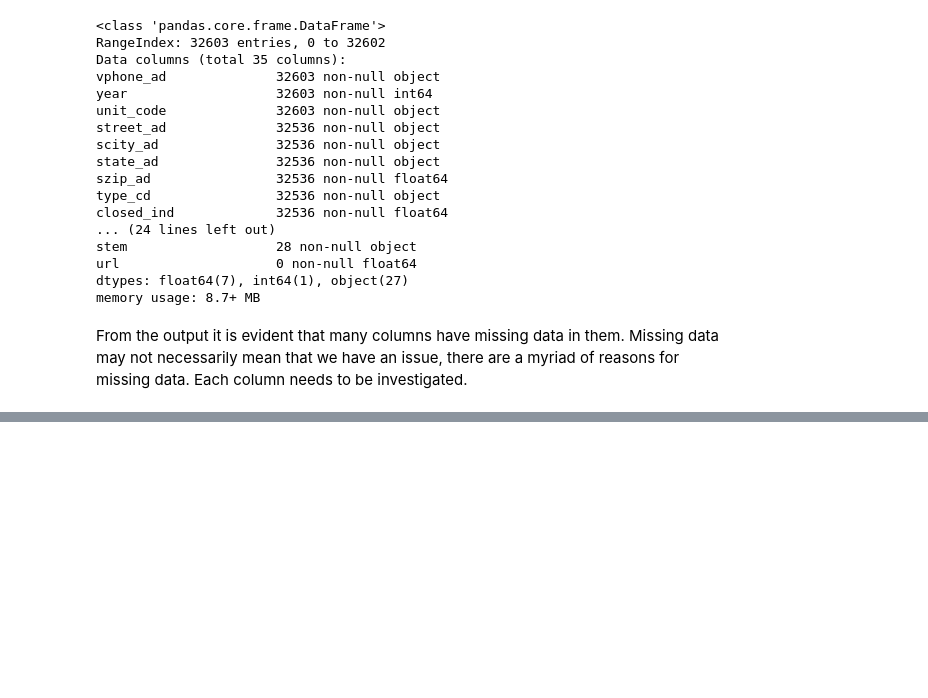
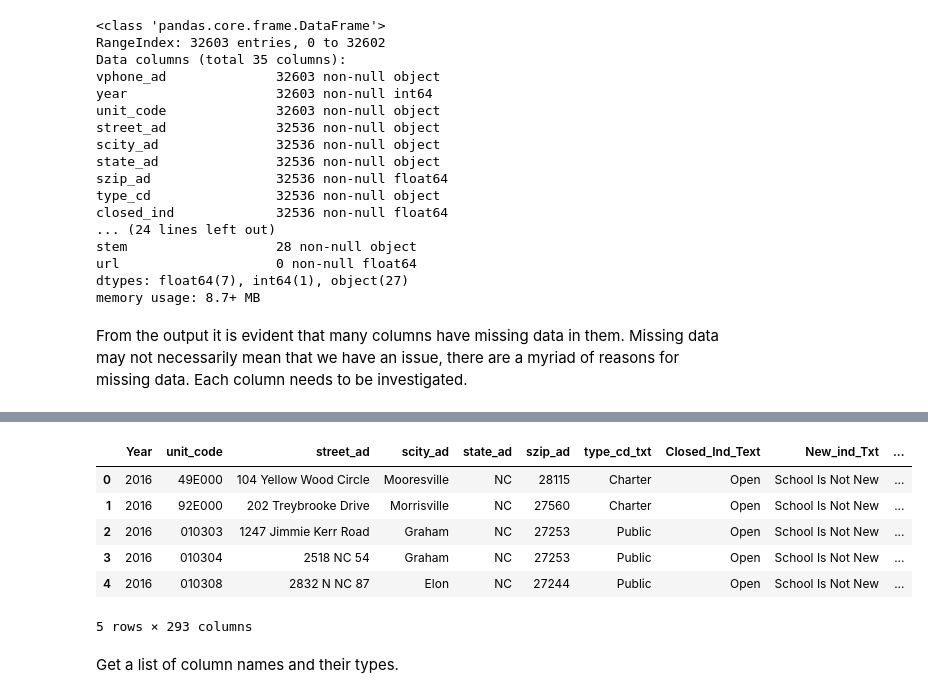
Before and after one commit to ravishekher001/NCSchoolReport, a Jupyter notebook: nc_profile.ipynb, the cells around one changed output, grey strips where cells are left out. Saved outputs shown, nothing was run; the diff lists cells and outputs as text; code cells hidden in the pictures; blank space fills up the shorter version.

```diff
--- a/nc_profile.ipynb
+++ b/nc_profile.ipynb
@@ -82,0 +104,12 @@ From the output it is evident that many columns have missing data in them. Missi
+# %%
+nc_all.head()
+# %% [output]
+|  | Year | unit_code | street_ad | scity_ad | state_ad | szip_ad | type_cd_txt | Closed_Ind_Text | New_ind_Txt | ... |
+| 0 | 2016 | 49E000 | 104 Yellow Wood Circle | Mooresville | NC | 28115 | Charter | Open | School Is Not New | ... |
+| 1 | 2016 | 92E000 | 202 Treybrooke Drive | Morrisville | NC | 27560 | Charter | Open | School Is Not New | ... |
+| 2 | 2016 | 010303 | 1247 Jimmie Kerr Road | Graham | NC | 27253 | Public | Open | School Is Not New | ... |
+| 3 | 2016 | 010304 | 2518 NC 54 | Graham | NC | 27253 | Public | Open | School Is Not New | ... |
+| 4 | 2016 | 010308 | 2832 N NC 87 | Elon | NC | 27244 | Public | Open | School Is Not New | ... |
+5 rows × 293 columns
+# %% [markdown]
+Get a list of column names and their types.
```
Also changed, not shown: parts of 20 cells of this notebook, 6 other files.
